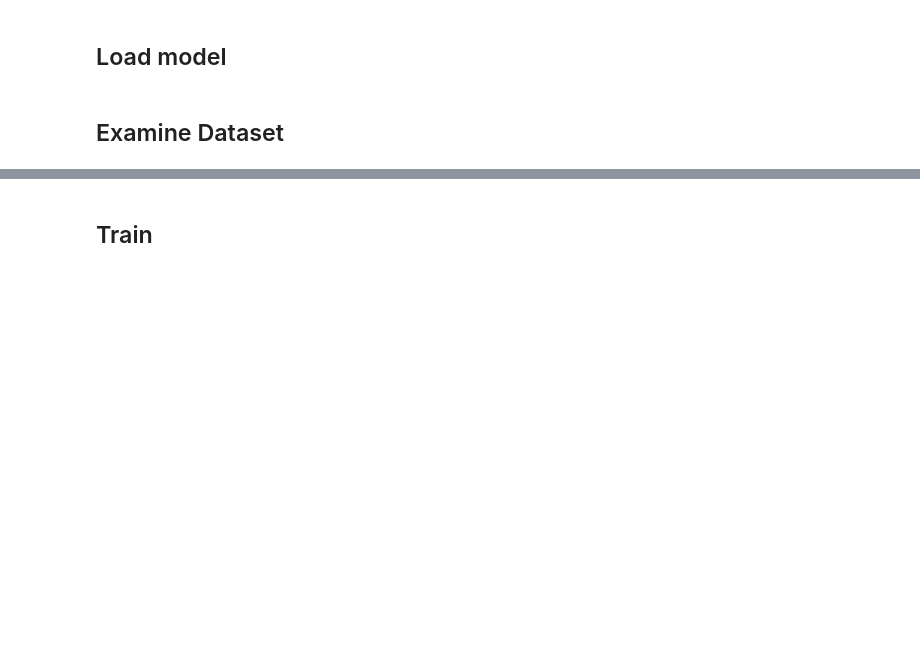
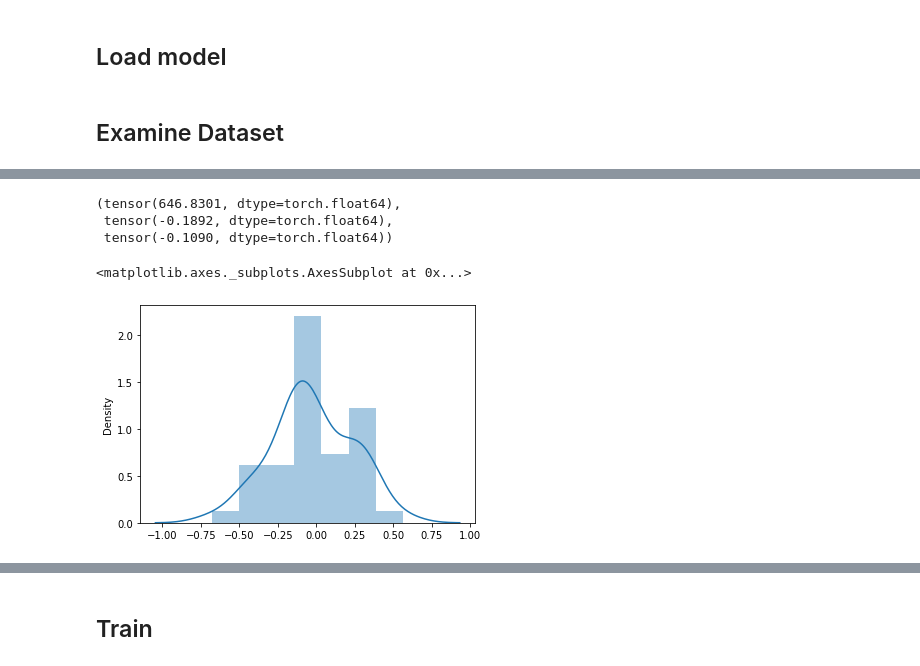
Before and after one commit to murnanedaniel/Lorentz-Equivariant-GNN, a Jupyter notebook: lorentz_equivariant_gnn/notebooks/3-DM-ParticleNet.ipynb, the cells around one changed output, grey strips where cells are left out. Cells and saved outputs as stored; diff of their text form; code cells hidden in the pictures; blank space fills up the shorter version.

```diff
--- a/lorentz_equivariant_gnn/notebooks/3-DM-ParticleNet.ipynb
+++ b/lorentz_equivariant_gnn/notebooks/3-DM-ParticleNet.ipynb
@@ -41,0 +45,21 @@ torch.Size([200, 64])
+# %%
+e_mask = sample.x[:, 0] > 0
+E, x, y, z = sample.x[e_mask].T
+pt, eta, phi = calc_kinematics(x,y,z)
+# %%
+jet = sample.x.sum(0)
+# %%
+jet_pt, jet_eta, jet_phi = calc_kinematics(jet[1], jet[2], jet[3])
+# %%
+jet_pt, jet_eta, jet_phi
+# %% [output]
+(tensor(646.8301, dtype=torch.float64),
+ tensor(-0.1892, dtype=torch.float64),
+ tensor(-0.1090, dtype=torch.float64))
+# %%
+delta_eta, delta_phi = eta - jet_eta, phi - jet_phi
+# %%
+sns.distplot(delta_eta)
+# %% [output]
+<matplotlib.axes._subplots.AxesSubplot at 0x...>
+[figure, added]
```
Also changed, not shown: parts of 9 cells of this notebook, 13 other files.
